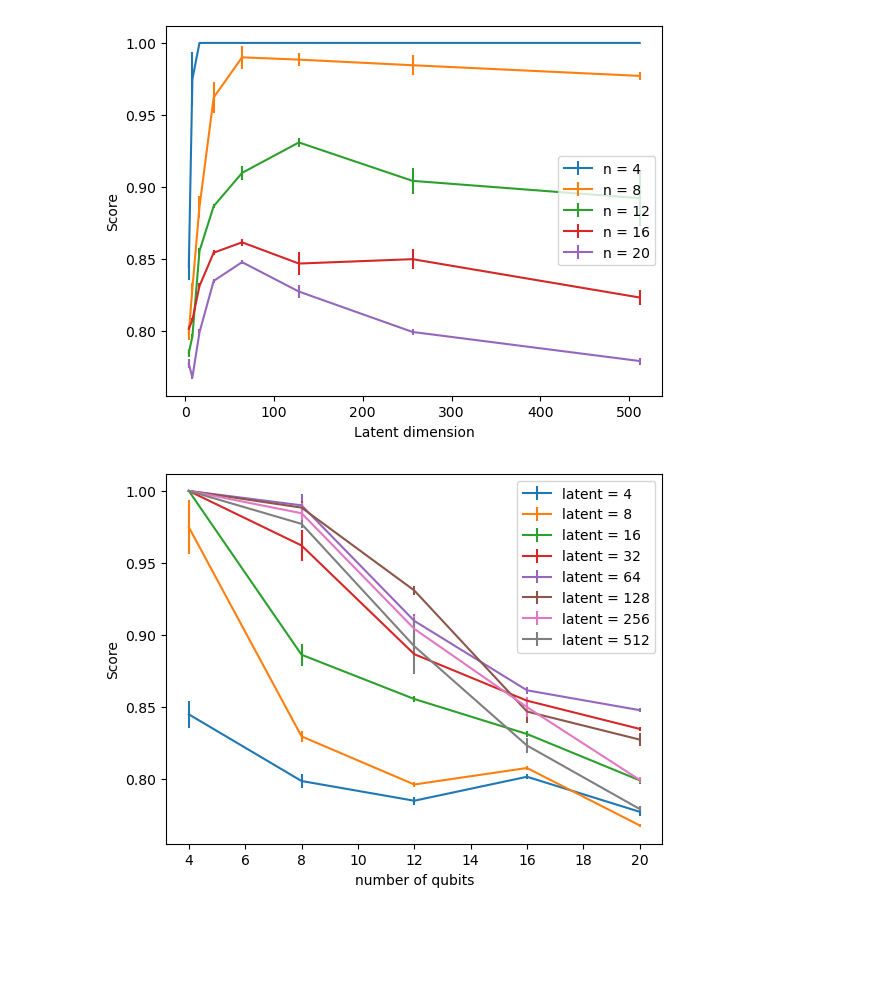
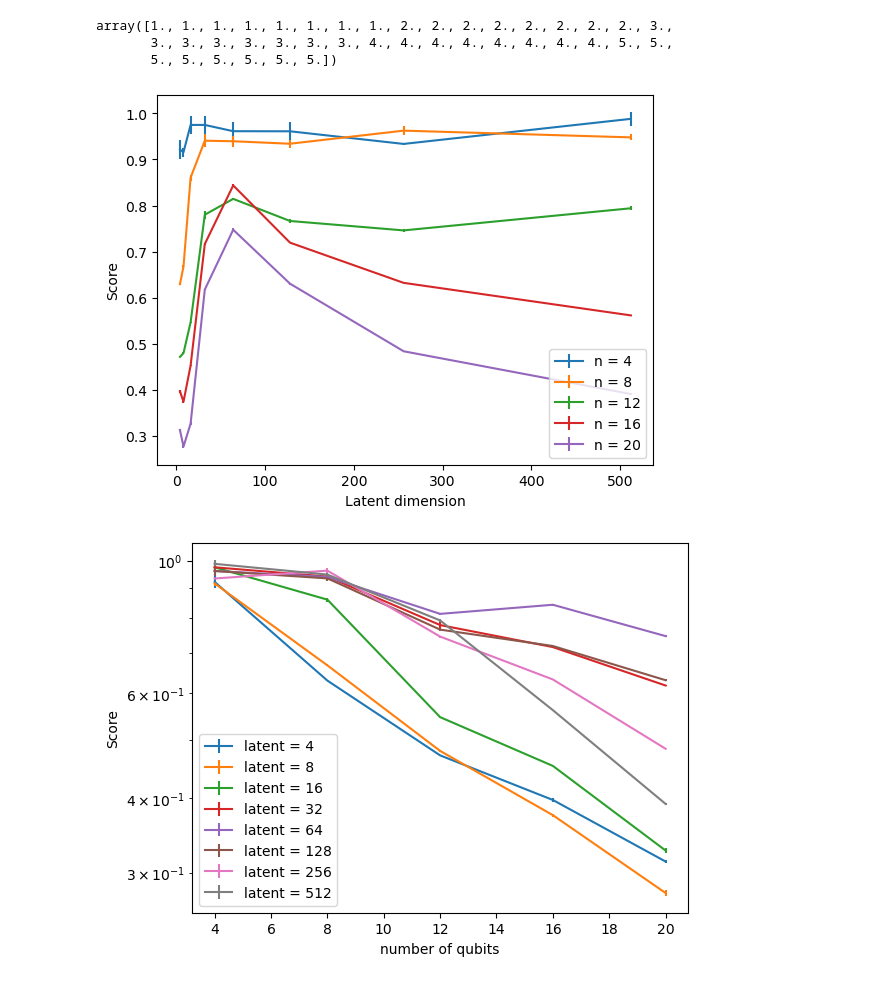
Before and after one commit to haimengzhao/qml-advantage, a Jupyter notebook: plot.ipynb, the cells around one changed output. Drawn from its saved outputs; the diff is of its cells as text; code cells hidden in the pictures; blank space fills up the shorter version.

```diff
--- a/plot.ipynb
+++ b/plot.ipynb
@@ -3,30 +3,37 @@ import numpy as np
 import matplotlib.pyplot as plt
 # %%
 # read csv
-data = np.genfromtxt('results.csv', delimiter=',', skip_header=1, skip_footer=1)
+data = np.genfromtxt('./results/AR.csv', delimiter=',', skip_header=1, skip_footer=5)
+# %%
+data[:, 0]
+# %% [output]
+array([1., 1., 1., 1., 1., 1., 1., 1., 2., 2., 2., 2., 2., 2., 2., 2., 3.,
+       3., 3., 3., 3., 3., 3., 3., 4., 4., 4., 4., 4., 4., 4., 4., 5., 5.,
+       5., 5., 5., 5., 5., 5.])
 # %%
-z = np.mean(data[:-7][:, 2::2], axis=-1)
-z_error = np.std(data[:-7][:, 3::2], axis=-1) / np.sqrt(len(data[:-7]))
-n = data[:-7][:, 0]
-latent = data[:-7][:, 1]
+z = np.mean(data[:][:, 2::2], axis=-1)
+z_error = np.std(data[:][:, 3::2], axis=-1) / np.sqrt(len(data[:]))
+n = data[:][:, 0]
+latent = data[:][:, 1]
 # %%
 for i in np.unique(n).astype(int):
     plt.errorbar(latent[n == i], z[n == i], yerr=z_error[n == i], label=f'n = {4 * i}')
 
 plt.xlabel('Latent dimension')
 plt.ylabel('Score')
+# plt.yscale('log')
 plt.legend()
 plt.show()
 # %% [output]
-[figure, old version]
+[figure, new version]
 # %%
 for i in np.unique(latent).astype(int):
     plt.errorbar(4 * n[latent == i], z[latent == i], yerr=z_error[latent == i], label=f'latent = {i}')
 
 plt.xlabel('number of qubits')
 plt.ylabel('Score')
-# plt.yscale('log')
+plt.yscale('log')
 plt.legend()
 plt.show()
 # %% [output]
-[figure, old version]
+[figure, new version]
```
Also changed, not shown: 4 other files.
